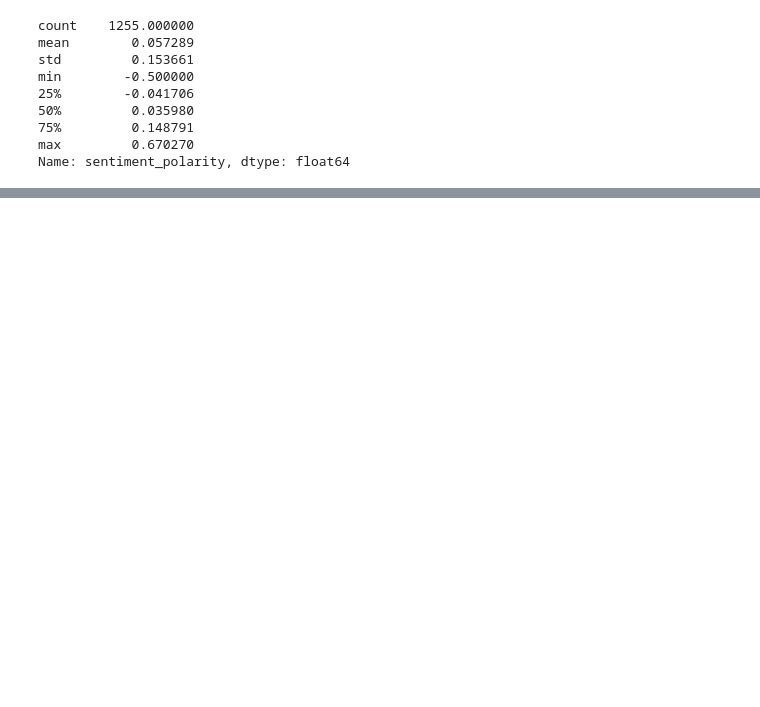
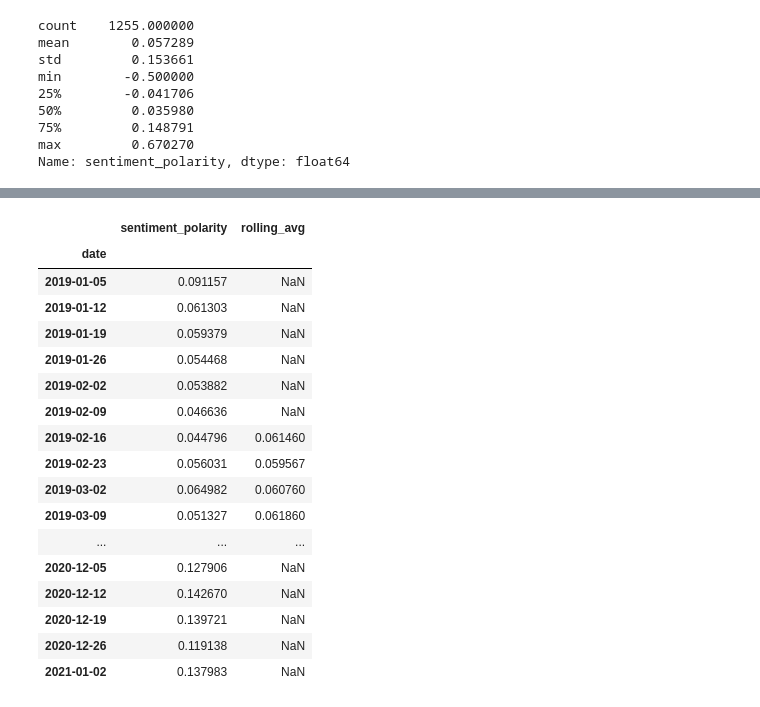
Before and after one commit to FelixSiegfriedRiedel/chart-lyrics-analysis, a Jupyter notebook: src/notebooks/sentiment.ipynb, the cells around one changed output, grey strips where cells are left out. Drawn from its saved outputs; the diff is of its cells as text; code cells hidden in the pictures; blank space fills up the shorter version.

```diff
--- a/src/notebooks/sentiment.ipynb
+++ b/src/notebooks/sentiment.ipynb
@@ -114,0 +180,20 @@ Progress: |███████████████████████
+# %%
+try:
+    polarity_v2 = pd.read_csv('../../data/cache/sentiment_polarity_v2.csv', index_col=0)
+    subjectivity_v2 = pd.read_csv('../../data/cache/sentiment_subjectivity_v2.csv', index_col=0)
+except:
+    lyrics_series = lyrics['lyrics']
+    polarity_v2 = []
+    subjectivity_v2 = []
+    i = 0
+    l = len(lyrics_series)
+    printProgressBar(0, l, prefix='Progress:', suffix='Complete', length=50)
+    for i in range(0, l):
+        polarity_v2.append(get_sentiment_v2(lyrics_series.iloc[i], nlp)[0])
+        subjectivity_v2.append(get_sentiment_v2(lyrics_series.iloc[i], nlp)[1])
+        printProgressBar(i + 1, l, prefix='Progress:', suffix='Complete', length=50)
+
+lyrics['sentiment_polarity_v2'] = polarity_v2
+lyrics['sentiment_polarity_v2'].to_csv('../../data/cache/sentiment_polarity_v2.csv')
+lyrics['sentiment_subjectivity_v2'] = subjectivity_v2
+lyrics['sentiment_subjectivity_v2'].to_csv('../../data/cache/sentiment_subjectivity_v2.csv')
@@ -172,0 +326,21 @@ Name: sentiment_polarity, dtype: float64
+# %%
+sent_lineplot_dt
+# %% [output]
+|  | sentiment_polarity | rolling_avg |
+| date |  |  |
+| 2019-01-05 | 0.091157 | NaN |
+| 2019-01-12 | 0.061303 | NaN |
+| 2019-01-19 | 0.059379 | NaN |
+| 2019-01-26 | 0.054468 | NaN |
+| 2019-02-02 | 0.053882 | NaN |
+| 2019-02-09 | 0.046636 | NaN |
+| 2019-02-16 | 0.044796 | 0.061460 |
+| 2019-02-23 | 0.056031 | 0.059567 |
+| 2019-03-02 | 0.064982 | 0.060760 |
+| 2019-03-09 | 0.051327 | 0.061860 |
+| ... | ... | ... |
+| 2020-12-05 | 0.127906 | NaN |
+| 2020-12-12 | 0.142670 | NaN |
+| 2020-12-19 | 0.139721 | NaN |
+| 2020-12-26 | 0.119138 | NaN |
+| 2021-01-02 | 0.137983 | NaN |
```
Also changed, not shown: parts of 41 cells of this notebook, 5 other files.
